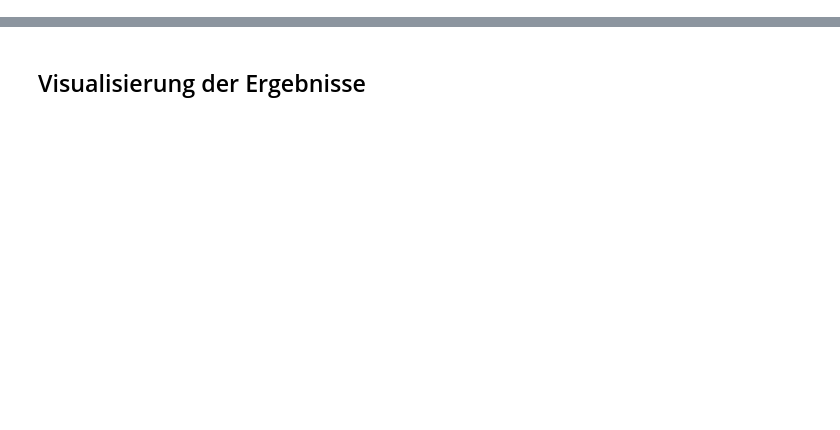
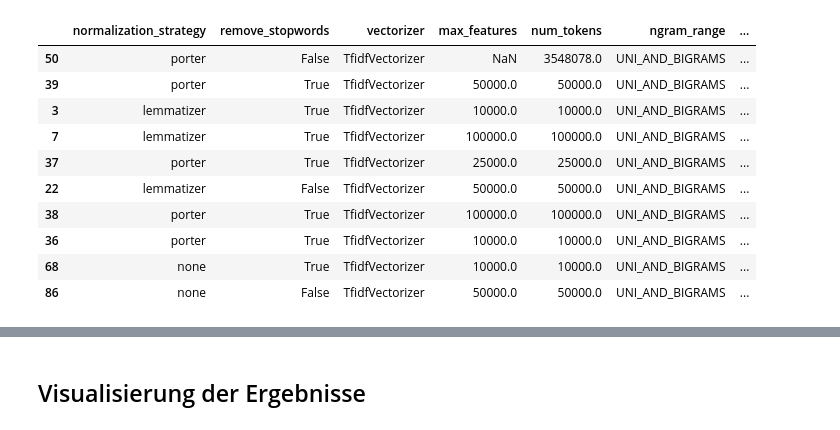
Before and after one commit to felLind/propra_webscience_ws24, a Jupyter notebook: propra_webscience_ws24/03-svm-model-training.ipynb, the cells around one changed output, grey strips where cells are left out. Drawn from its saved outputs; the diff is of its cells as text; code cells hidden in the pictures; blank space fills up the shorter version.

```diff
--- a/propra_webscience_ws24/03-svm-model-training.ipynb
+++ b/propra_webscience_ws24/03-svm-model-training.ipynb
@@ -192 +128,36 @@ svm.dump_classification_results(classification_results)
+# %%
+# Die Ergebnisse sind in der Datei, auf die die Variable `CLASSIFICATION_RESULTS_PARQUET_PATH` verweist, gespeichert.
+df_results = pd.read_parquet(CLASSIFICATION_RESULTS_PARQUET_PATH)
+df_results.loc[:, "train_accuracy"] = df_results.loc[
+    :, "report_training_data_test_split"
+].apply(lambda x: x["accuracy"])
+df_results.loc[:, "test_accuracy"] = df_results.loc[:, "report_test_data"].apply(
+    lambda x: x["accuracy"]
+)
+
+columns_to_show = [
+    "normalization_strategy",
+    "remove_stopwords",
+    "vectorizer",
+    "max_features",
+    "num_tokens",
+    "ngram_range",
+    "train_accuracy",
+    "test_accuracy",
+]
+df_results.loc[:, columns_to_show].sort_values(
+    ["test_accuracy", "train_accuracy"], ascending=False
+).head(10)
+# %% [output]
+|  | normalization_strategy | remove_stopwords | vectorizer | max_features | num_tokens | ngram_range | ... |
+| 50 | porter | False | TfidfVectorizer | NaN | 3548078.0 | UNI_AND_BIGRAMS | ... |
+| 39 | porter | True | TfidfVectorizer | 50000.0 | 50000.0 | UNI_AND_BIGRAMS | ... |
+| 3 | lemmatizer | True | TfidfVectorizer | 10000.0 | 10000.0 | UNI_AND_BIGRAMS | ... |
+| 7 | lemmatizer | True | TfidfVectorizer | 100000.0 | 100000.0 | UNI_AND_BIGRAMS | ... |
+| 37 | porter | True | TfidfVectorizer | 25000.0 | 25000.0 | UNI_AND_BIGRAMS | ... |
+| 22 | lemmatizer | False | TfidfVectorizer | 50000.0 | 50000.0 | UNI_AND_BIGRAMS | ... |
+| 38 | porter | True | TfidfVectorizer | 100000.0 | 100000.0 | UNI_AND_BIGRAMS | ... |
+| 36 | porter | True | TfidfVectorizer | 10000.0 | 10000.0 | UNI_AND_BIGRAMS | ... |
+| 68 | none | True | TfidfVectorizer | 10000.0 | 10000.0 | UNI_AND_BIGRAMS | ... |
+| 86 | none | False | TfidfVectorizer | 50000.0 | 50000.0 | UNI_AND_BIGRAMS | ... |
 # %% [markdown]
```
Also changed, not shown: parts of 41 cells of this notebook, 13 other files.
